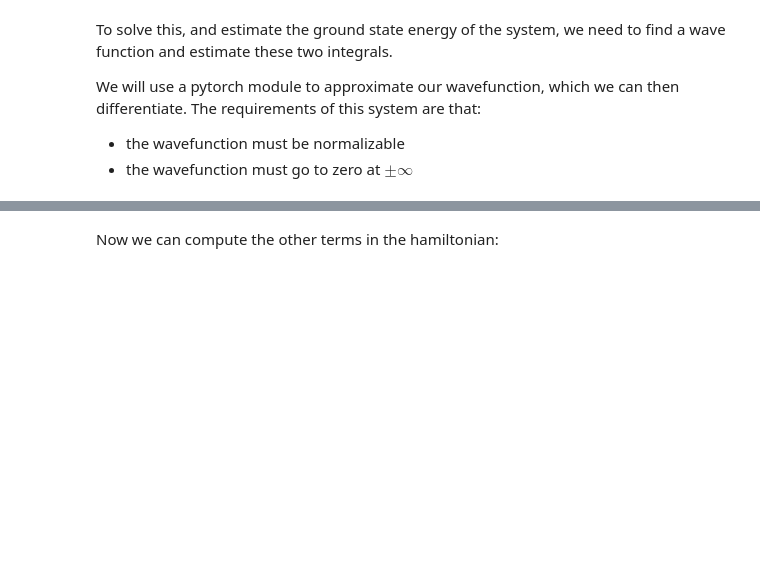
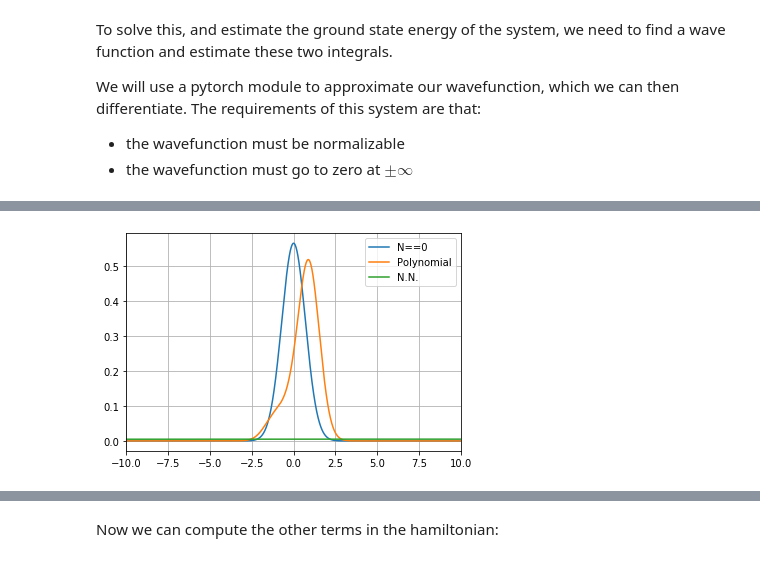
Before and after one commit to Nuclear-Physics-with-Machine-Learning/MLQM, a Jupyter notebook: Harmonic Oscillator.ipynb, the cells around one changed output, grey strips where cells are left out. Saved outputs shown, nothing was run; the diff lists cells and outputs as text; code cells hidden in the pictures; blank space fills up the shorter version.

```diff
--- a/Harmonic Oscillator.ipynb
+++ b/Harmonic Oscillator.ipynb
@@ -190,0 +346,13 @@ tensor(2.0000, grad_fn=<MulBackward0>)
+# %%
+plt.plot(x.detach(), (y_0**2).detach(), label="N==0")
+plt.plot(x.detach(), (y_poly**2).detach(), label="Polynomial")
+plt.plot(x.detach(), (y_nn**2).detach(), label="N.N.")
+
+plt.xlim([-10,10])
+
+plt.legend()
+
+plt.grid(True)
+plt.show()
+# %% [output]
+[figure, added]
```
Also changed, not shown: parts of 100 cells of this notebook.
